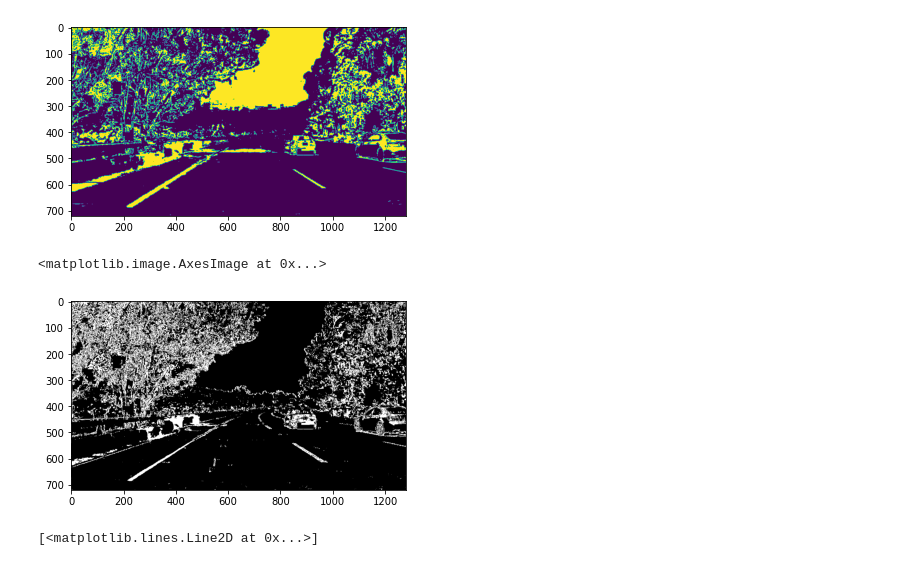
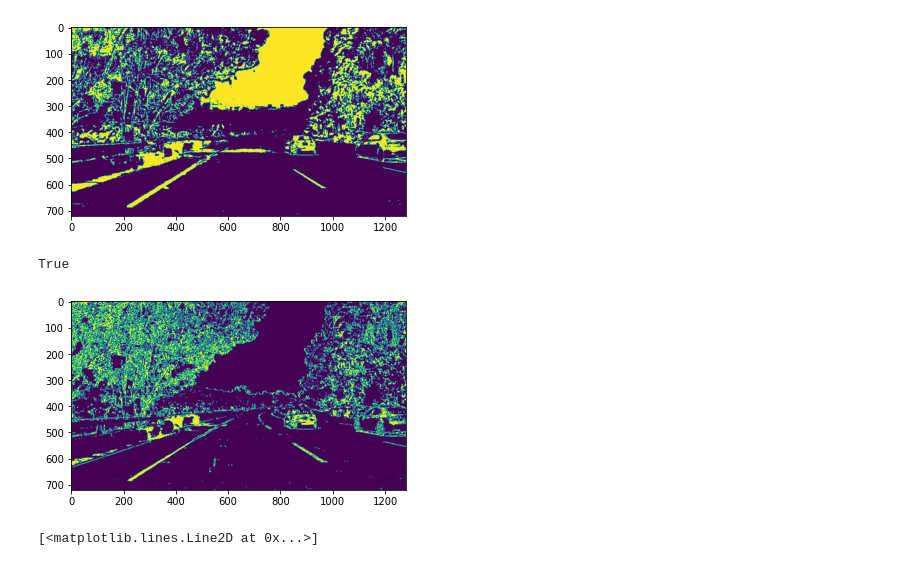
Before and after one commit to zhou-wenbin/Udacity-Advanced-Lane-detection, a Jupyter notebook: Image processing process.ipynb, the cells around one changed output. Cells and saved outputs as stored; diff of their text form; code cells hidden in the pictures.

```diff
--- a/Image processing process.ipynb
+++ b/Image processing process.ipynb
@@ -41 +44,14 @@ plt.imshow(binary,cmap='Greys_r')
 [figure]
+# %%
+img = mpimg.imread('test_images/straight_lines2.jpg')
+gray = cv2.cvtColor(img, cv2.COLOR_RGB2GRAY)
+sobelx = cv2.Sobel(gray, cv2.CV_64F, 1, 0)
+sobely = cv2.Sobel(gray, cv2.CV_64F, 0, 1)
+abs_sobelx = np.absolute(sobelx)
+scaled_sobel = np.uint8(255*abs_sobelx/np.max(abs_sobelx))
+
+thresh = (180, 255)
+binary = np.zeros_like(gray)
+binary[(gray > thresh[0]) & (gray <= thresh[1])] = 1
+plt.imshow(binary)
+cv2.imwrite('./output_images/processed_of_straight_lines2.jpg',binary*255)
@@ -69,8 +91,14 @@ plt.imshow(binary)
 # %%
+img = mpimg.imread('test_images/test5.jpg')
 hls = cv2.cvtColor(img, cv2.COLOR_RGB2HLS)
 H = hls[:,:,0]
 L = hls[:,:,1]
 S = hls[:,:,2]
 plt.imshow(S)
+cv2.imwrite('./output_images/S_channel_of_test5.jpg',S)
+cv2.imwrite('./output_images/L_channel_of_test5.jpg',L)
+cv2.imwrite('./output_images/H_channel_of_test5.jpg',H)
+
+
 #S channel will be chosen since it highlights the yellow line the most
 # %% [output]
@@ -98,36 +126,37 @@ plt.imshow(binary)
 def image_process(image,grad_thresh,s_thresh):
     gray = cv2.cvtColor(image, cv2.COLOR_RGB2GRAY)
 
     #process the x direction gradient
     sobelx = cv2.Sobel(gray, cv2.CV_64F, 1, 0) # Take the derivative in x
     abs_sobelx = np.absolute(sobelx) # Absolute x derivative to accentuate lines away from horizontal
     scaled_sobel = np.uint8(255*abs_sobelx/np.max(abs_sobelx))
     sxbinary = np.zeros_like(scaled_sobel)
     sxbinary[(scaled_sobel >= grad_thresh[0]) & (scaled_sobel <= grad_thresh[1])] = 1
 
     #process the HIS s channel
     hls = cv2.cvtColor(img, cv2.COLOR_RGB2HLS)
     s_channel = hls[:,:,2]
     s_binary = np.zeros_like(s_channel)
     s_binary[(s_channel >= s_thresh[0]) & (s_channel <= s_thresh[1])] = 1
 
 #     color_binary = np.dstack(( np.zeros_like(sxbinary), sxbinary, s_binary)) * 255
 # one can show it out to see the colored binary
 
     # Combine the two binary thresholds
     combined_binary = np.zeros_like(sxbinary)
     combined_binary[(s_binary == 1) | (sxbinary == 1)] = 1
     return combined_binary
 
 
 img = mpimg.imread('test_images/test5.jpg')
 grad_thresh=[20,100]
 s_thresh=[170,255]
 img=image_process(img,grad_thresh,s_thresh)
-plt.imshow(img, cmap='gray')
+plt.imshow(img)
+cv2.imwrite('./output_images/processed_of_test5.png',img*170)
 # %% [output]
-<matplotlib.image.AxesImage at 0x...>
+True
-[figure, old version]
+[figure, new version]
 # %%
 # the choosen source point was selected as below
 image = mpimg.imread('test_images/test5.jpg')
```
Also changed, not shown: parts of 7 cells of this notebook, 17 other files.
